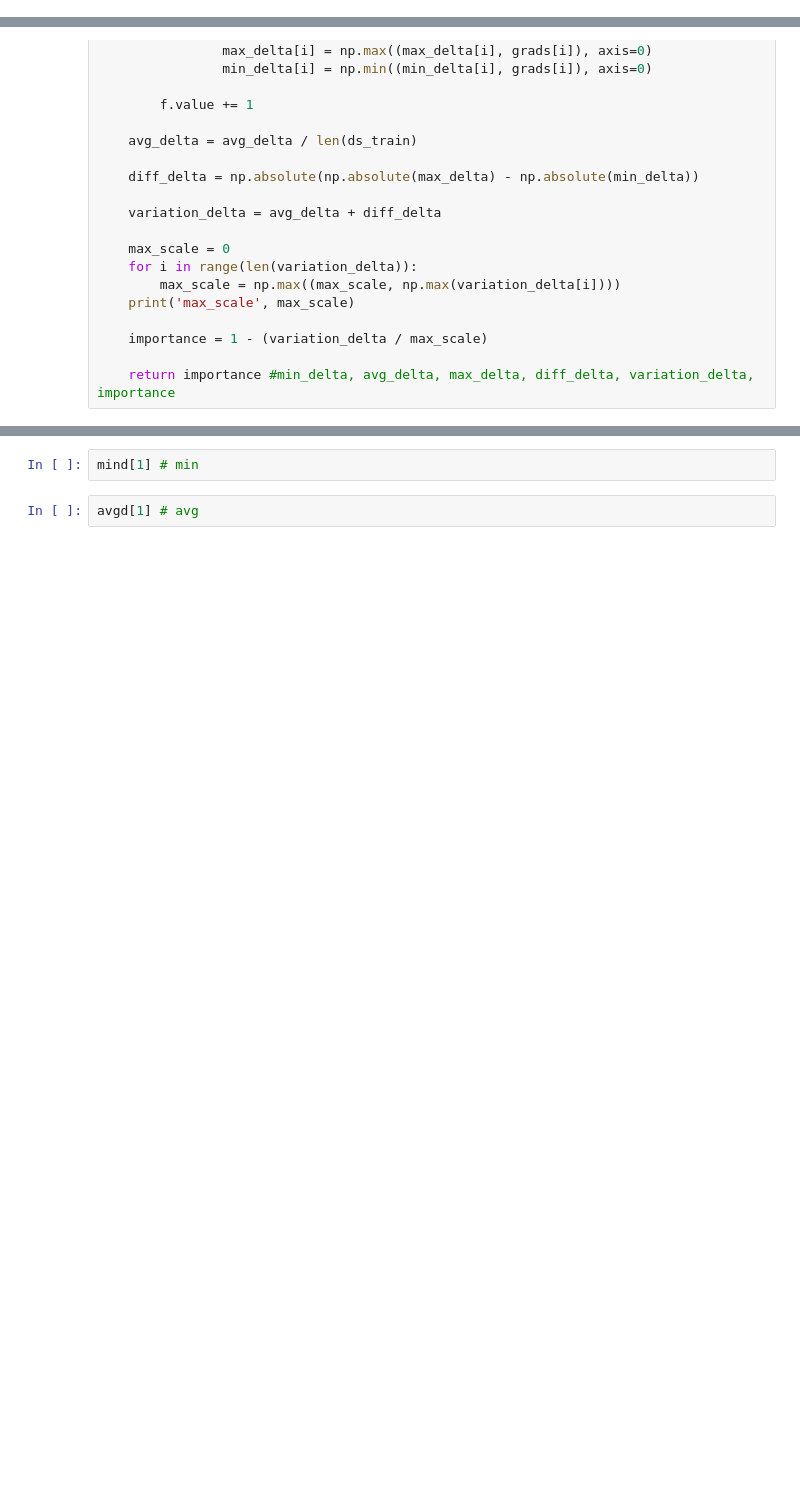
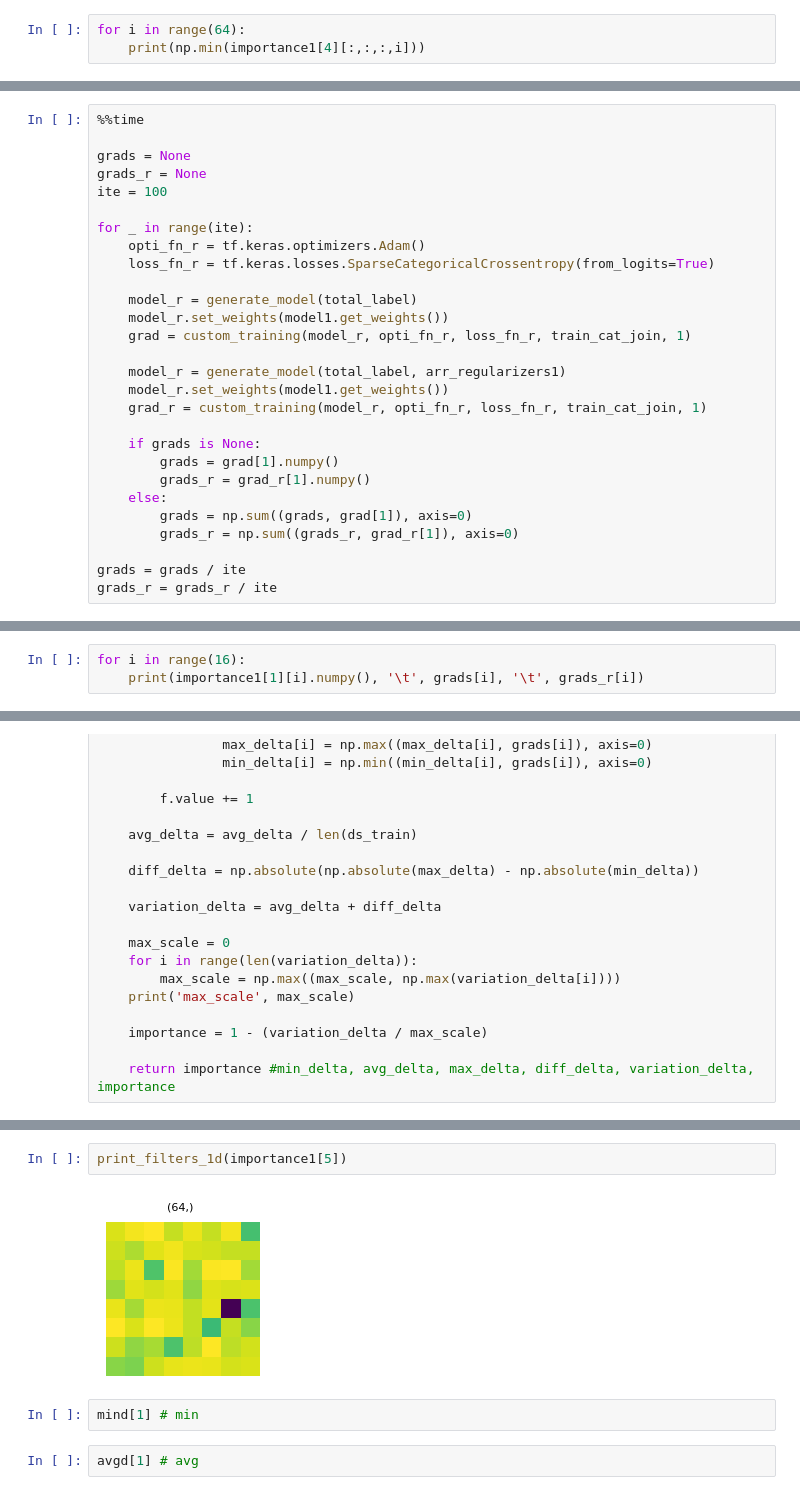
Before and after one commit to jbrneto/cnn-dosimetry, a Jupyter notebook: Generalization.ipynb, the cells around one changed output, grey strips where cells are left out. Cells and saved outputs as stored; diff of their text form; blank space fills up the shorter version.

```diff
--- a/Generalization.ipynb
+++ b/Generalization.ipynb
@@ -1447,0 +1515,3 @@ class MemoryRegularizer(tf.keras.regularizers.Regularizer):
+# %%
+for i in range(64):
+    print(np.min(importance1[4][:,:,:,i]))
@@ -1458,0 +1585,28 @@ model_r.layers[2]
+# %%
+%%time
+
+grads = None
+grads_r = None
+ite = 100
+
+for _ in range(ite):
+    opti_fn_r = tf.keras.optimizers.Adam()
+    loss_fn_r = tf.keras.losses.SparseCategoricalCrossentropy(from_logits=True)
+
+    model_r = generate_model(total_label)
+    model_r.set_weights(model1.get_weights())
+    grad = custom_training(model_r, opti_fn_r, loss_fn_r, train_cat_join, 1)
+
+    model_r = generate_model(total_label, arr_regularizers1)
+    model_r.set_weights(model1.get_weights())
+    grad_r = custom_training(model_r, opti_fn_r, loss_fn_r, train_cat_join, 1)
+
+    if grads is None:
+        grads = grad[1].numpy()
+        grads_r = grad_r[1].numpy()
+    else:
+        grads = np.sum((grads, grad[1]), axis=0)
+        grads_r = np.sum((grads_r, grad_r[1]), axis=0)
+
+grads = grads / ite
+grads_r = grads_r / ite
@@ -1458,0 +1616,3 @@ model_r.layers[2]
+# %%
+for i in range(16):
+    print(importance1[1][i].numpy(), '\t', grads[i], '\t', grads_r[i])
@@ -1539,3 +1732,7 @@ max_scale 2.0064404010772705
+# %%
+print_filters_1d(importance1[5])
+# %% [output]
+[figure, added]
 # %%
 mind[1] # min
 # %%
```
Also changed, not shown: parts of 45 cells of this notebook.
